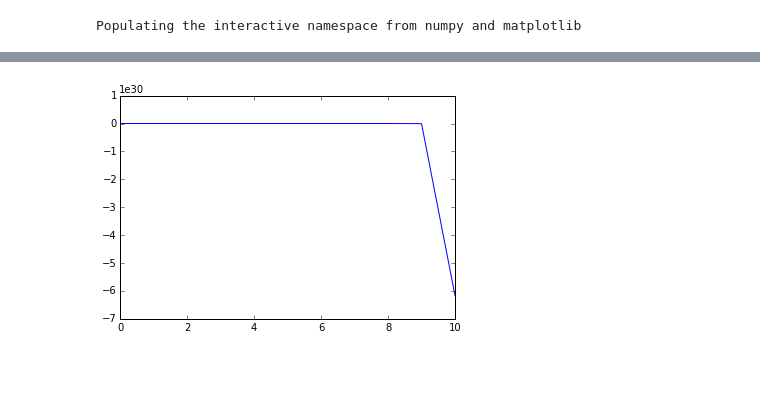
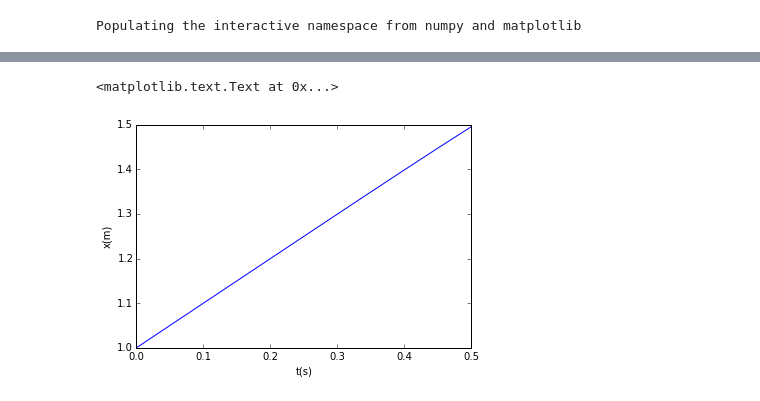
Before and after one commit to manemarron/Robot-Simulation, a Jupyter notebook: Robot.ipynb, the cells around one changed output, grey strips where cells are left out. Saved outputs shown, nothing was run; the diff lists cells and outputs as text; code cells hidden in the pictures; blank space fills up the shorter version.

```diff
--- a/Robot.ipynb
+++ b/Robot.ipynb
@@ -78,3 +6,0 @@ class robot():
-# %%
-m = np.matrix([1,0.01,1,0.01]).T
-r = robot(0.671*2,4.325,0.015,0.07747,1,0.0001)
@@ -95,4 +6,0 @@ r.graficaposangular()
-# %%
-r.graficavelangular()
-# %% [output]
-[figure, removed]
@@ -98,0 +77,15 @@ r.graficavelangular()
+# %%
+r = Robot(km=0.006123,ke=0.006087,Mp=1.13,Mw=0.03,Ip=0.0041,Iw=0.000039,l=0.07,r=0.051,R=3,g=9.81)
+# %%
+initial_state = np.matrix([1,1,0,0]).T
+n = 10
+dt = 0.05
+# %%
+hist = r.integrar(n,initial_state,dt)
+# %%
+pl.plot(np.linspace(0,n*dt,n+1),hist[:,0])
+pl.xlabel("t(s)")
+pl.ylabel("x(m)")
+# %% [output]
+<matplotlib.text.Text at 0x...>
+[figure, added]
```
Also changed, not shown: parts of 9 cells of this notebook, 3 other files.
